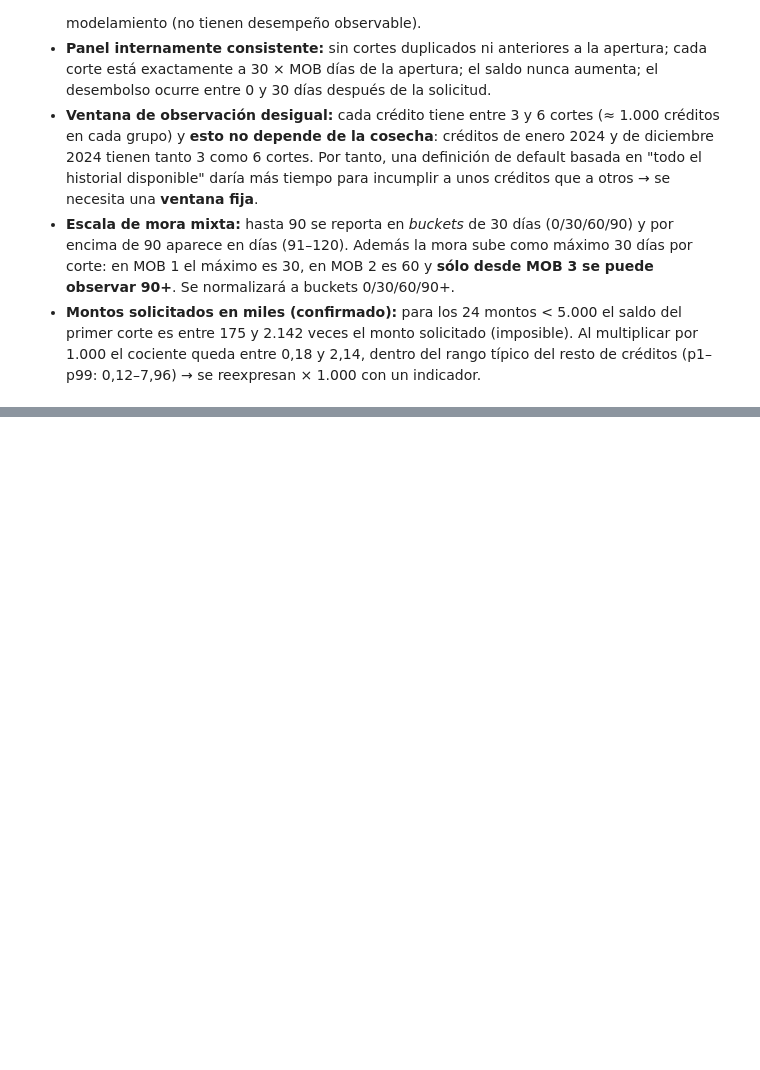
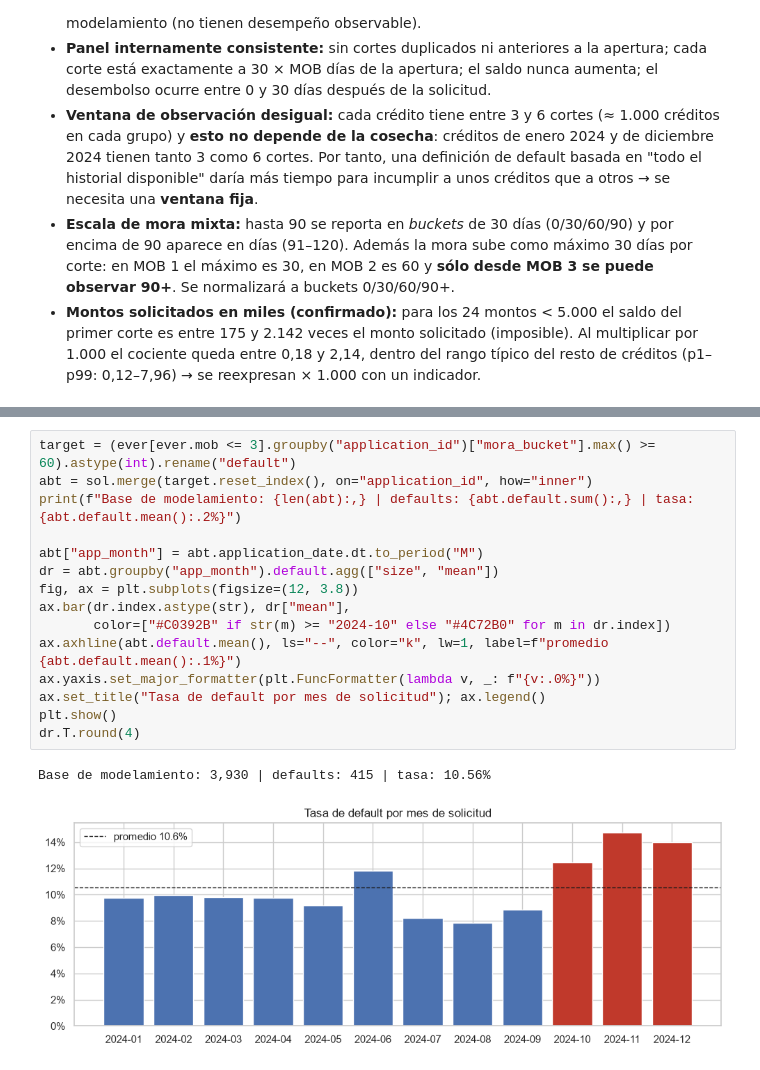
Before and after one commit to maisaarial/prueba-nequi, a Jupyter notebook: notebooks/01_modelo_pd_thin_file.ipynb, the cells around one changed output, grey strips where cells are left out. Drawn from its saved outputs; the diff is of its cells as text; blank space fills up the shorter version.

```diff
--- a/notebooks/01_modelo_pd_thin_file.ipynb
+++ b/notebooks/01_modelo_pd_thin_file.ipynb
@@ -584,0 +720,18 @@ Mismo ratio con monto × 1000: {'min': 0.18, '50%': 0.46, 'max': 2.14}
+# %%
+target = (ever[ever.mob <= 3].groupby("application_id")["mora_bucket"].max() >= 60).astype(int).rename("default")
+abt = sol.merge(target.reset_index(), on="application_id", how="inner")
+print(f"Base de modelamiento: {len(abt):,} | defaults: {abt.default.sum():,} | tasa: {abt.default.mean():.2%}")
+
+abt["app_month"] = abt.application_date.dt.to_period("M")
+dr = abt.groupby("app_month").default.agg(["size", "mean"])
+fig, ax = plt.subplots(figsize=(12, 3.8))
+ax.bar(dr.index.astype(str), dr["mean"],
+       color=["#C0392B" if str(m) >= "2024-10" else "#4C72B0" for m in dr.index])
+ax.axhline(abt.default.mean(), ls="--", color="k", lw=1, label=f"promedio {abt.default.mean():.1%}")
+ax.yaxis.set_major_formatter(plt.FuncFormatter(lambda v, _: f"{v:.0%}"))
+ax.set_title("Tasa de default por mes de solicitud"); ax.legend()
+plt.show()
+dr.T.round(4)
+# %% [output]
+Base de modelamiento: 3,930 | defaults: 415 | tasa: 10.56%
+[figure, added]
```
Also changed, not shown: parts of 14 cells of this notebook.
